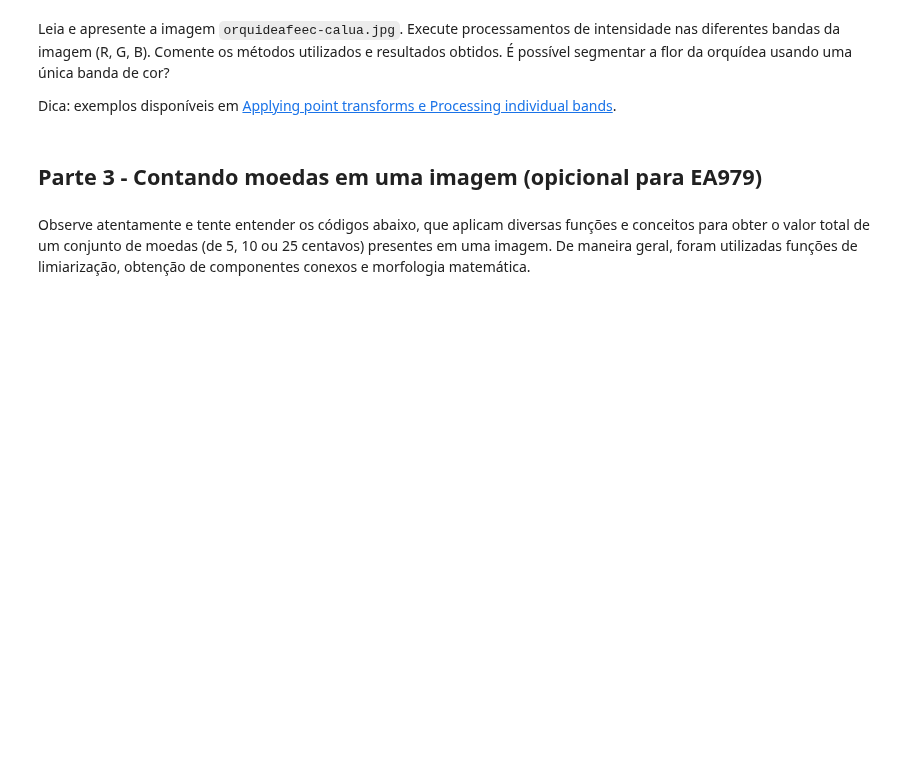
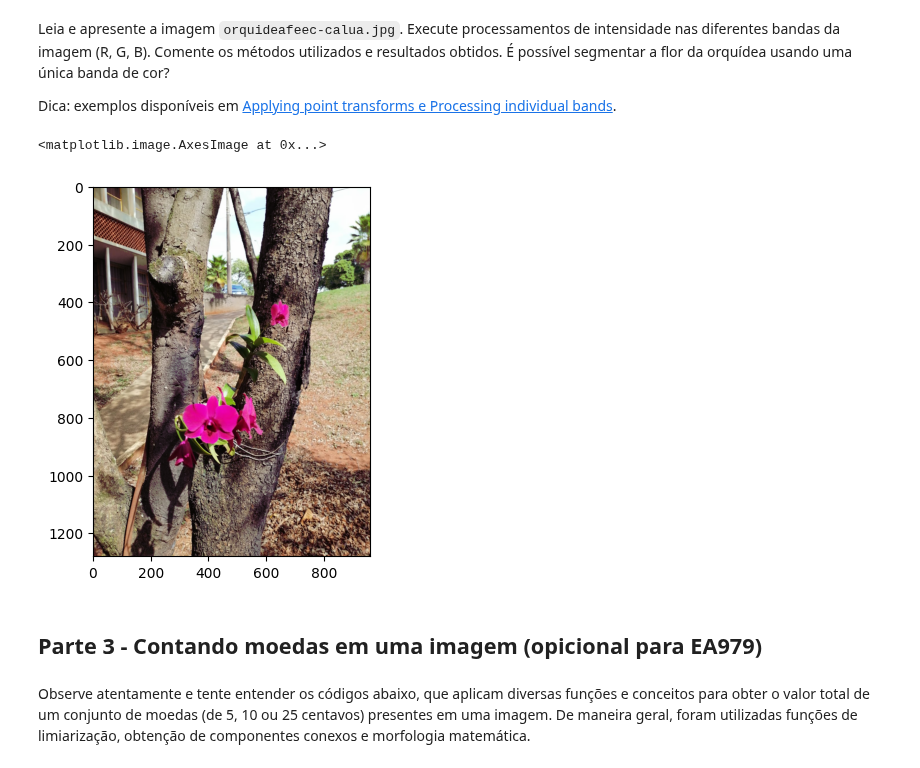
Before and after one commit to UNICAMP-EA979/2026s1-pi03-transforma-ointensidade-HenriqueJose1, a Jupyter notebook: Atividade.ipynb, the cells around one changed output. Cells and saved outputs as stored; diff of their text form; code cells hidden in the pictures; blank space fills up the shorter version.

```diff
--- a/Atividade.ipynb
+++ b/Atividade.ipynb
@@ -256,3 +280,30 @@ Dica: exemplos disponíveis em [Applying point transforms e Processing individua
+# %%
+from PIL import ImageFilter
+
+im = Image.fromarray(f)
+
+out = im.filter(ImageFilter.DETAIL)
+source = im.split()
+
+R, G, B = 0, 1, 2
+
+mask = source[R].point(lambda i: i < 100 and 255)
+
+# process the green band
+out = source[G].point(lambda i: i * 0.7)
+
+# paste the processed band back, but only where red was < 100
+source[G].paste(out, None, mask)
+
+# build a new multiband image
+im = Image.merge(im.mode, source)
+
+temp = np.asarray(im)
+
+plt.imshow(temp, cmap='gray')
+# %% [output]
+<matplotlib.image.AxesImage at 0x...>
+[figure, added]
 # %% [markdown]
 ## Parte 3 - Contando moedas em uma imagem (opicional para EA979)
 # %%
```
Also changed, not shown: parts of 4 cells of this notebook.
